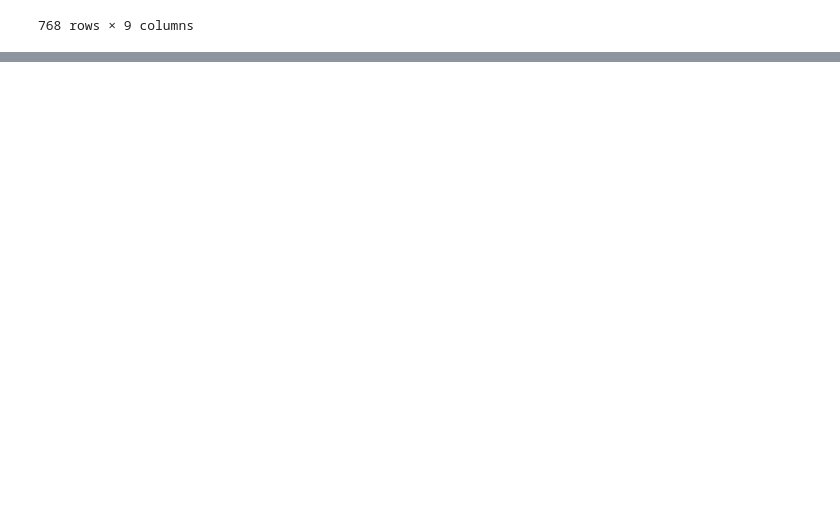
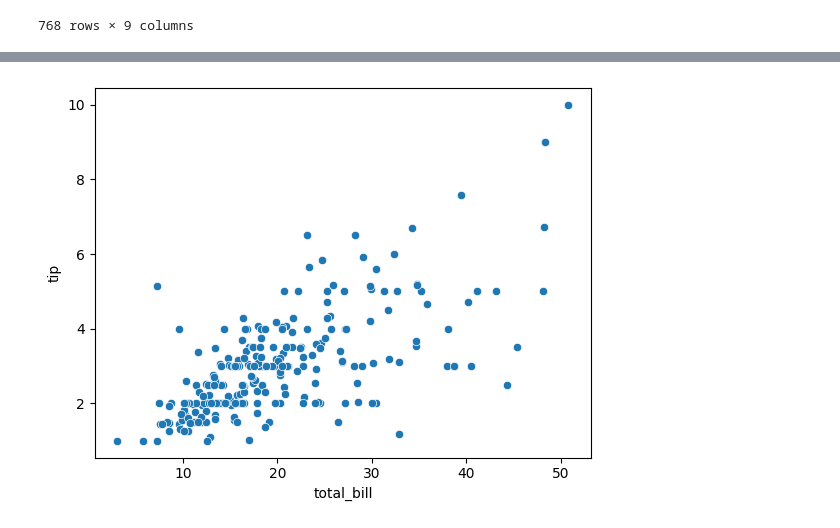
Before and after one commit to hyelinjung/python_sty, a Jupyter notebook: 03_python/_02.ipynb, the cells around one changed output, grey strips where cells are left out. Saved outputs shown, nothing was run; the diff lists cells and outputs as text; code cells hidden in the pictures; blank space fills up the shorter version.

```diff
--- a/03_python/_02.ipynb
+++ b/03_python/_02.ipynb
@@ -209,0 +239,7 @@ input
+# %%
+# 산점도 -> 관계를 나타내는 그래프
+# 상관관계 분석에 용이
+sns.scatterplot(x='total_bill',y='tip',data=tips)
+plt.show()
+# %% [output]
+[figure, added]
```
Also changed, not shown: parts of 4 cells of this notebook, 7 other files.
